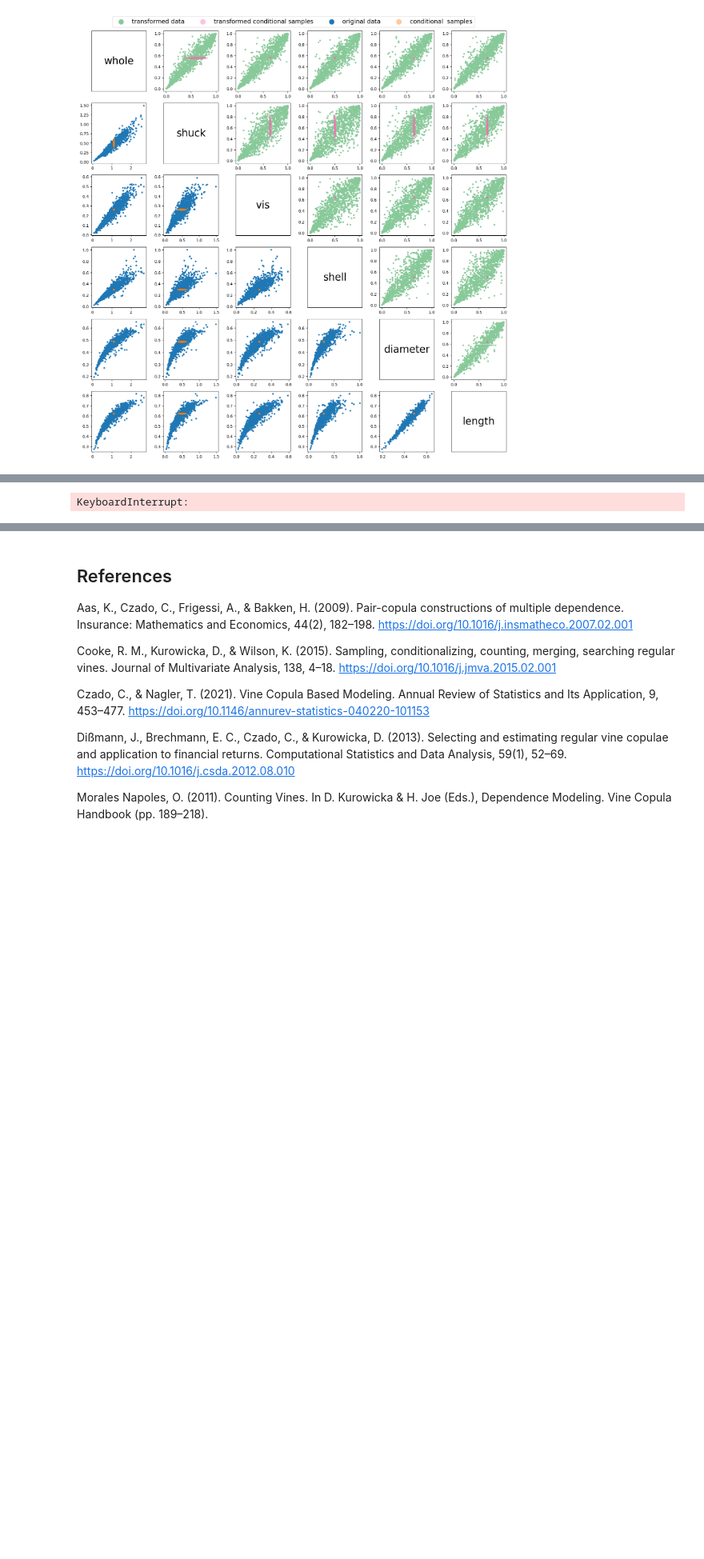
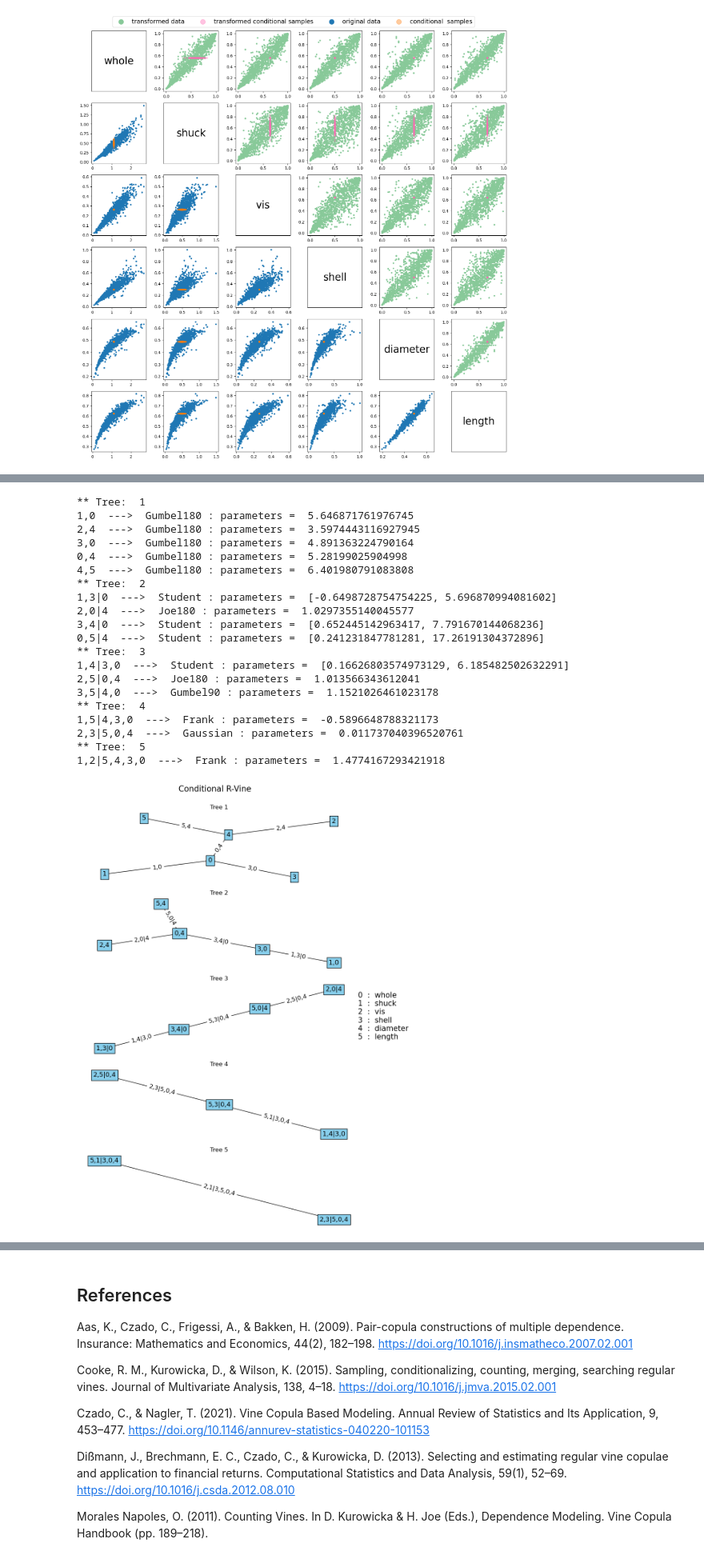
Before and after one commit to VU-IVM/VineCopulas, a Jupyter notebook: doc/vinecopulas.ipynb, the cells around one changed output, grey strips where cells are left out. Shown at 80% size. Cells and saved outputs as stored; diff of their text form; code cells hidden in the pictures; blank space fills up the shorter version.

```diff
--- a/doc/vinecopulas.ipynb
+++ b/doc/vinecopulas.ipynb
@@ -671,8 +673,28 @@ If $[2,5]$ need to be at the end of the sampling order $Y_{conditioned} = [2,5]$
 the `conditionalvine` function can be used to fit a copula based on specifci conditioing or conditionalized variables as follows.
 # %%
 #fit copula based on a variable of interest
-vint = [0,5] #variable of interest
+vint = [2,5] #variable of interest
 Mc, Pc, Cc = conditionalvine(u, vint, cops,vine = 'R', condition = 1)
-plotvine(Mc,variables = list(df.columns), plottitle = 'R-Vine') #plot structure
+plotvine(Mc,variables = list(df.columns[:-1]), plottitle = 'Conditional R-Vine') #plot structure
 # %% [output]
-KeyboardInterrupt:
+** Tree:  1
+1,0  --->  Gumbel180 : parameters =  5.646871761976745
+2,4  --->  Gumbel180 : parameters =  3.5974443116927945
+3,0  --->  Gumbel180 : parameters =  4.891363224790164
+0,4  --->  Gumbel180 : parameters =  5.28199025904998
+4,5  --->  Gumbel180 : parameters =  6.401980791083808
+** Tree:  2
+1,3|0  --->  Student : parameters =  [-0.6498728754754225, 5.696870994081602]
+2,0|4  --->  Joe180 : parameters =  1.0297355140045577
+3,4|0  --->  Student : parameters =  [0.652445142963417, 7.791670144068236]
+0,5|4  --->  Student : parameters =  [0.241231847781281, 17.26191304372896]
+** Tree:  3
+1,4|3,0  --->  Student : parameters =  [0.16626803574973129, 6.185482502632291]
+2,5|0,4  --->  Joe180 : parameters =  1.013566343612041
+3,5|4,0  --->  Gumbel90 : parameters =  1.1521026461023178
+** Tree:  4
+1,5|4,3,0  --->  Frank : parameters =  -0.5896648788321173
+2,3|5,0,4  --->  Gaussian : parameters =  0.011737040396520761
+** Tree:  5
+1,2|5,4,3,0  --->  Frank : parameters =  1.4774167293421918
+[figure, added]
```
Also changed, not shown: parts of 7 cells of this notebook, 1 other file.
